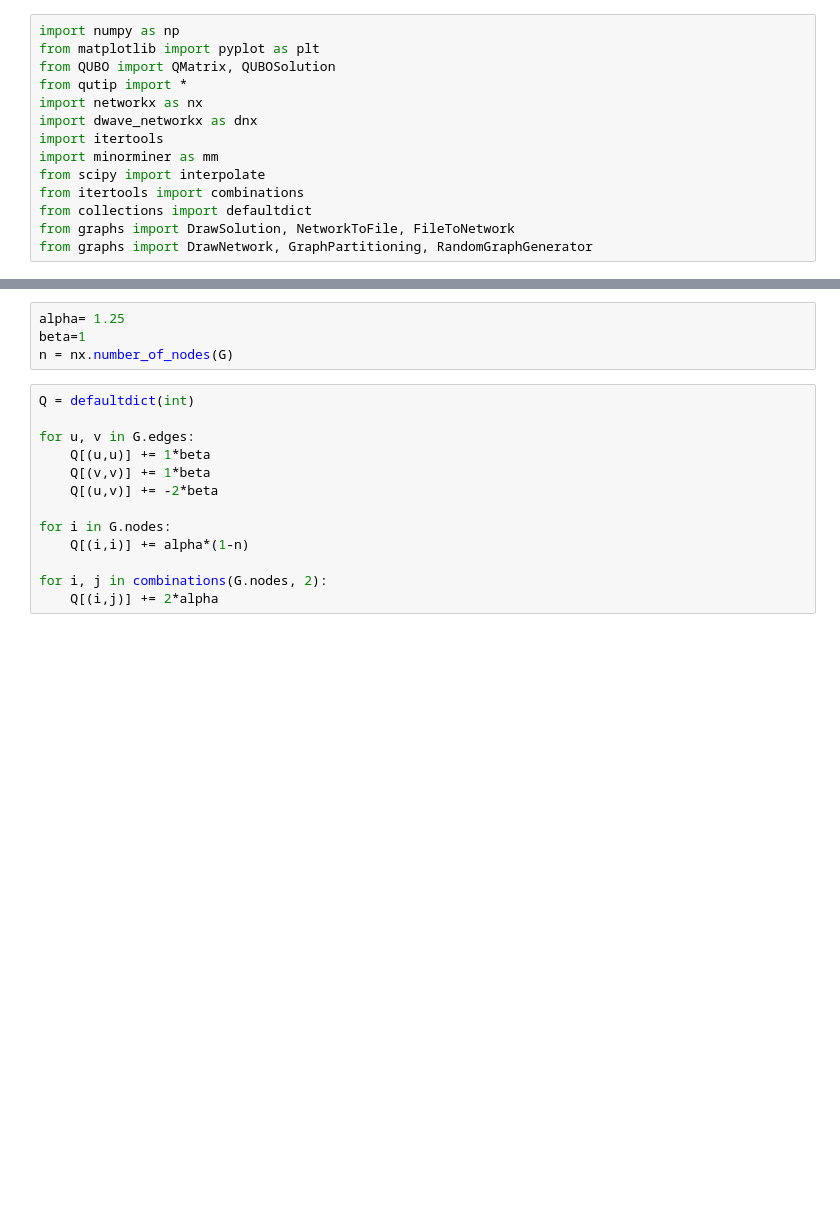
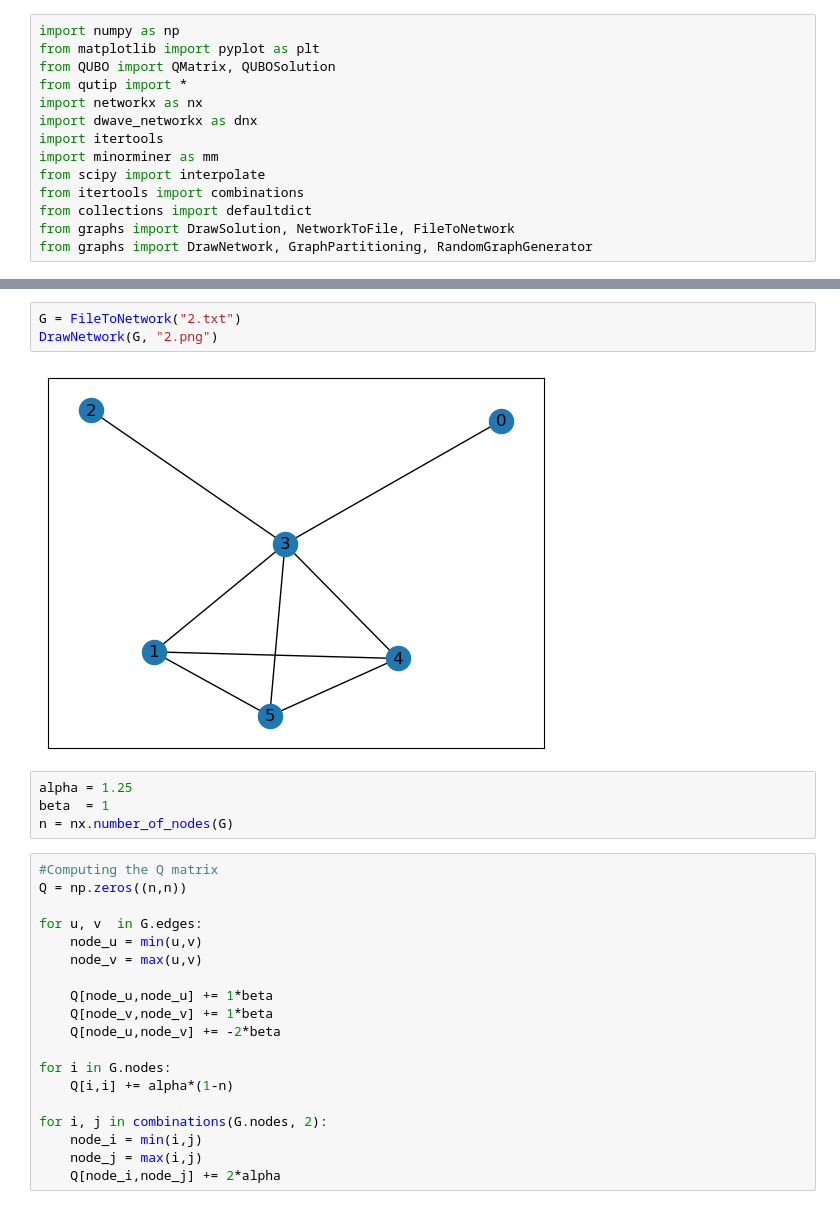
Before and after one commit to AndreaPeMa0/Graph-Partitioning-QA, a Jupyter notebook: Scripts/Simulation/Untitled.ipynb, the cells around one changed output, grey strips where cells are left out. Cells and saved outputs as stored; diff of their text form; blank space fills up the shorter version.

```diff
--- a/Scripts/Simulation/Untitled.ipynb
+++ b/Scripts/Simulation/Untitled.ipynb
@@ -33,20 +44,31 @@ EdgeView([(864, 871), (866, 871), (871, 863), (856, 863), (859, 863)])
+# %%
+G = FileToNetwork("2.txt")
+DrawNetwork(G, "2.png")
+# %% [output]
+[figure, added]
 # %%
-alpha= 1.25
-beta=1
+alpha = 1.25
+beta  = 1
 n = nx.number_of_nodes(G)
 # %%
-Q = defaultdict(int)
+#Computing the Q matrix
+Q = np.zeros((n,n))
 
-for u, v in G.edges:
-    Q[(u,u)] += 1*beta
-    Q[(v,v)] += 1*beta
-    Q[(u,v)] += -2*beta
+for u, v  in G.edges:
+    node_u = min(u,v)
+    node_v = max(u,v)
+
+    Q[node_u,node_u] += 1*beta
+    Q[node_v,node_v] += 1*beta
+    Q[node_u,node_v] += -2*beta
 
 for i in G.nodes:
-    Q[(i,i)] += alpha*(1-n)
+    Q[i,i] += alpha*(1-n)
 
 for i, j in combinations(G.nodes, 2):
-    Q[(i,j)] += 2*alpha
+    node_i = min(i,j)
+    node_j = max(i,j)
+    Q[node_i,node_j] += 2*alpha
 # %%
 print(Q)
 # %% [output]
```
Also changed, not shown: parts of 25 cells of this notebook, 21 other files.
